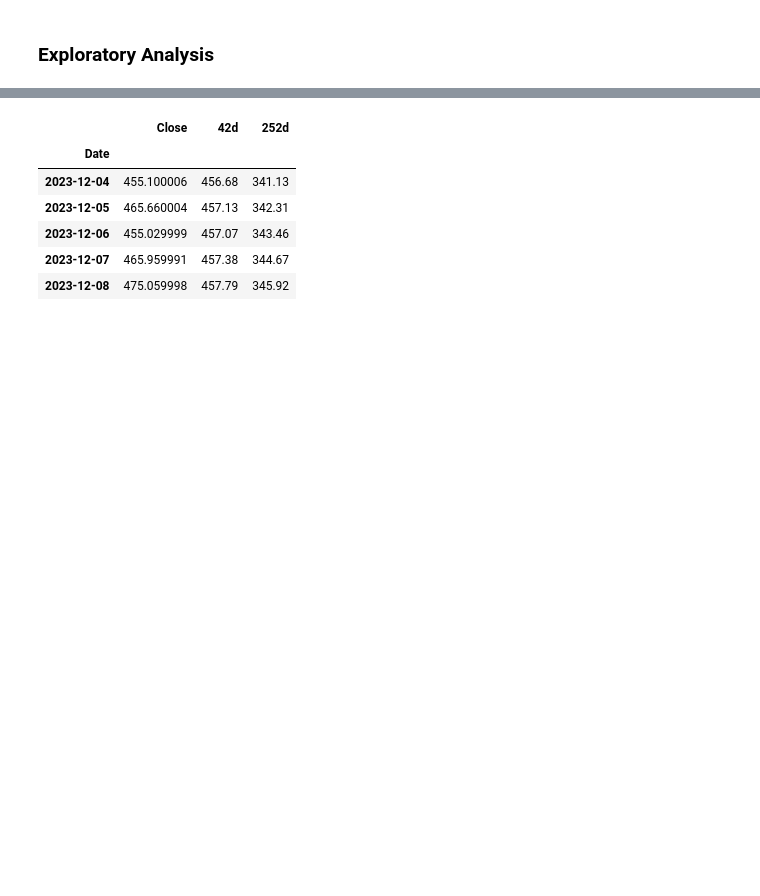
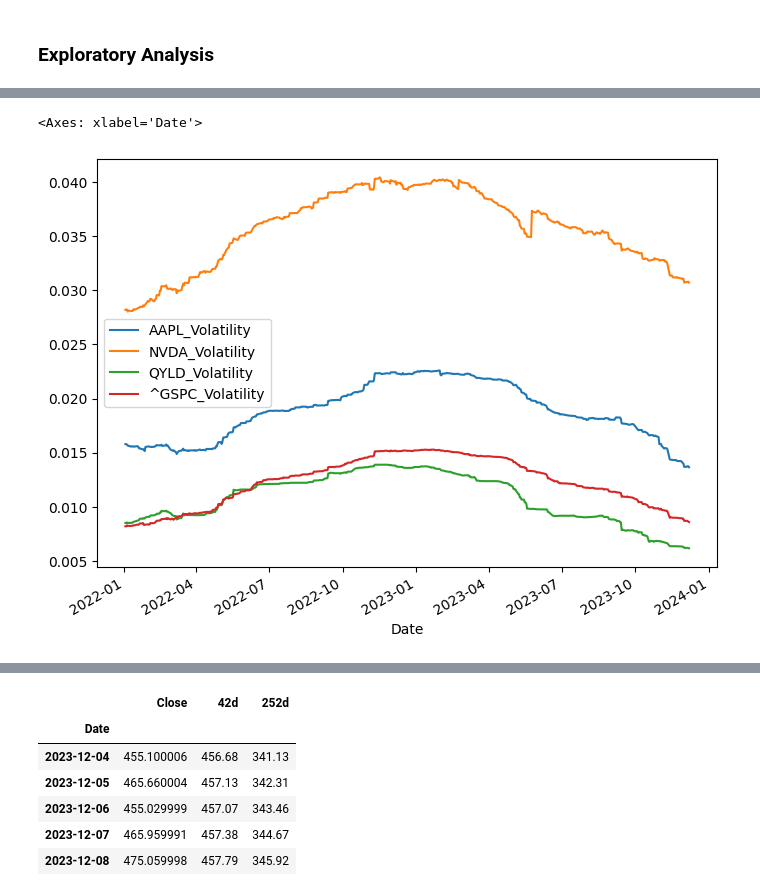
Before and after one commit to casslee1351/Finance-Portfolio, a Jupyter notebook: finance_portfolio.ipynb, the cells around one changed output, grey strips where cells are left out. Drawn from its saved outputs; the diff is of its cells as text; code cells hidden in the pictures; blank space fills up the shorter version.

```diff
--- a/finance_portfolio.ipynb
+++ b/finance_portfolio.ipynb
@@ -54,0 +29,2 @@ nvda['Volatility'] = nvda['LogRet'].rolling(252).std()
+# %%
+vols = [vol_col for vol_col in stocks_df.columns if '_Vol' in vol_col]
@@ -59,0 +42,5 @@ array([<Axes: xlabel='Date'>, <Axes: xlabel='Date'>], dtype=object)
+# %%
+stocks_df[vols].plot(figsize=(8,6))
+# %% [output]
+<Axes: xlabel='Date'>
+[figure, added]
```
Also changed, not shown: parts of 16 cells of this notebook.
